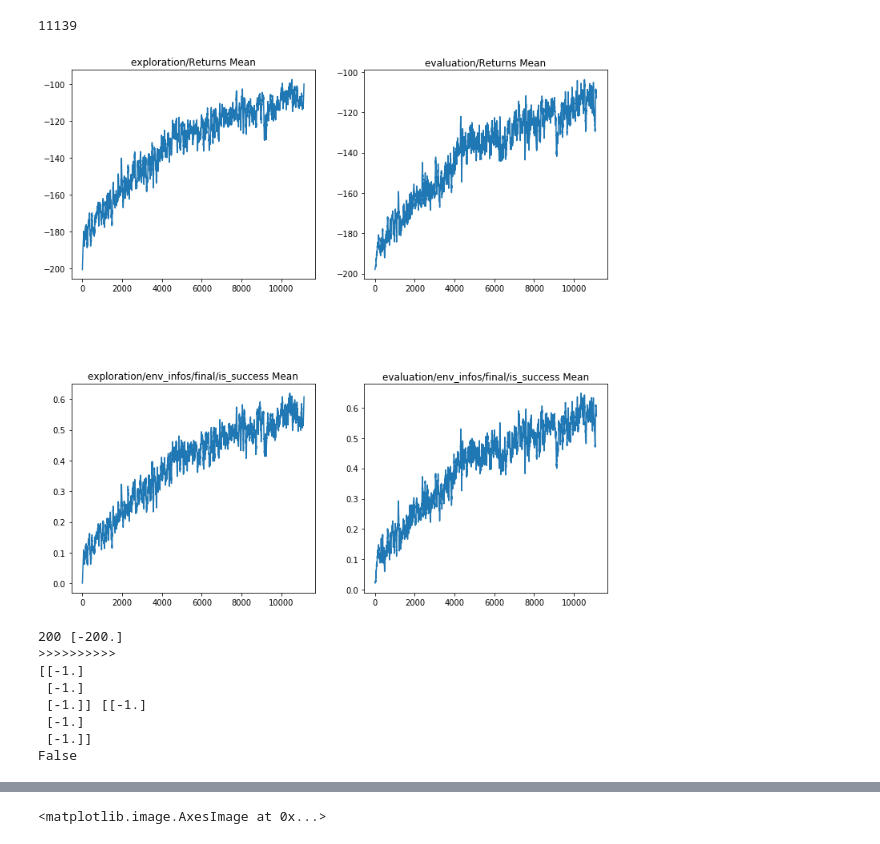
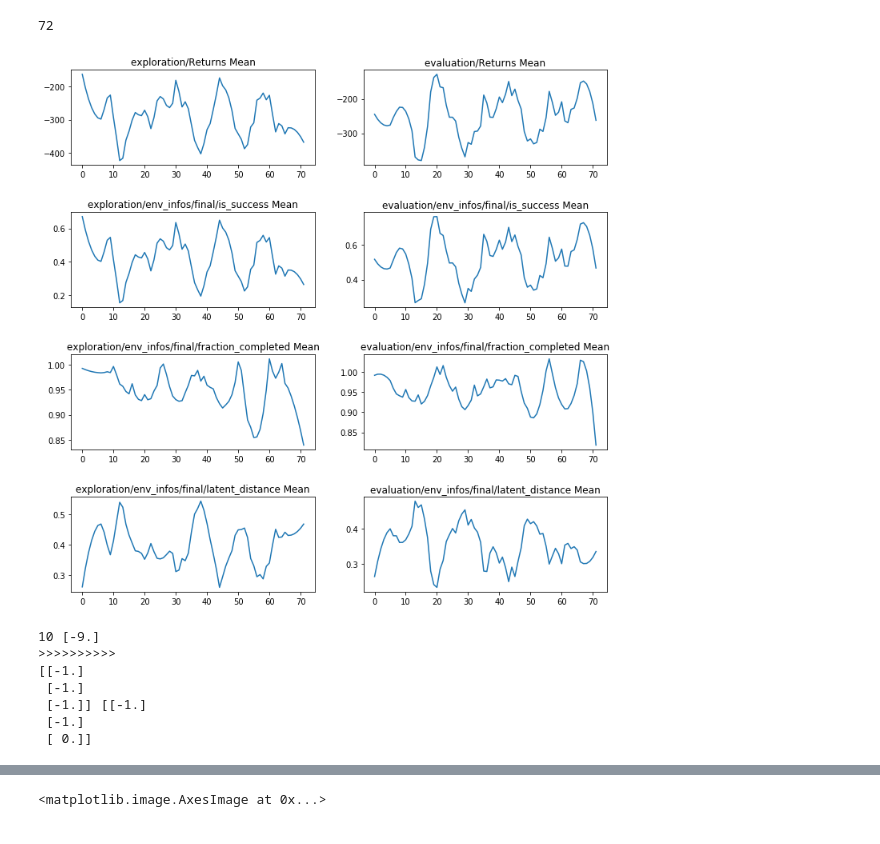
Before and after one commit to MishaLaskin/rlsink, a Jupyter notebook: exploration/plots_and_paths.ipynb, the cells around one changed output, grey strips where cells are left out. Drawn from its saved outputs; the diff is of its cells as text; code cells hidden in the pictures.

Commit message:
edited exploration notebooks

```diff
--- a/exploration/plots_and_paths.ipynb
+++ b/exploration/plots_and_paths.ipynb
@@ -18,8 +18,8 @@ file = '/pm-HER-SAC-VQVAE-jul16/pm_HER-SAC-VQVAE_jul16_2019_07_16_20_15_11_0000-
 #file = '/reacher-SAC-HER-VQVAE-0/reacher_SAC-HER-VQVAE_0_2019_07_17_19_13_00_0000--s-0/progress.csv'
 
 """ golden reacher boy here """
-file = '/reacher-no-target-SAC-HER-VQVAE-1/reacher_no_target_SAC-HER-VQVAE_1_2019_07_17_21_50_52_0000--s-0/progress.csv'
-file2 = '/place-dense-real-LSAC-july31/place_dense_real_LSAC_july31_2019_07_31_15_51_34_0000--s-0/progress.csv'
+file2 = '/reacher-no-target-SAC-HER-VQVAE-1/reacher_no_target_SAC-HER-VQVAE_1_2019_07_17_21_50_52_0000--s-0/progress.csv'
+#file2 = '/place-dense-real-LSAC-july31/place_dense_real_LSAC_july31_2019_07_31_15_51_34_0000--s-0/progress.csv'
 file = '/place-sparse-real-LSAC-aug1/place_sparse_real_LSAC_aug1_2019_08_01_09_57_54_0000--s-0/progress.csv'
 
 #file2 = '/place-sparse-real-HERSAC-aug2/place_sparse_real_HERSAC_aug2_2019_08_02_11_02_34_0000--s-0/progress.csv'
@@ -34,11 +34,14 @@ file = '/pick-and-place-sparse-latent-LSAC-aug3/pick_and_place_sparse_latent_LSA
 #file = '/place-sparse-latent-LSAC-aug3/place_sparse_latent_LSAC_aug3_2019_08_03_11_09_27_0000--s-0/progress.csv'
 #file = '/pick-and-place-sparse-latent-LSAC-aug4/pick_and_place_sparse_latent_LSAC_aug4_2019_08_04_14_41_38_0000--s-0/progress.csv'
 
-file2 = '/pick-and-place-sparse-latent-LSAC-aug5/pick_and_place_sparse_latent_LSAC_aug5_2019_08_05_12_41_33_0000--s-0/progress.csv'
+#file2 = '/pick-and-place-sparse-latent-LSAC-aug5/pick_and_place_sparse_latent_LSAC_aug5_2019_08_05_12_41_33_0000--s-0/progress.csv'
 #df1 = pd.read_csv(dir_+file1)[:]
-df2 = pd.read_csv(dir_+file2)[:]
 #df3 = pd.read_csv(dir_+file3)[:]
+file = '/reacher-LMG-aug17/reacher_LMG_aug17_2019_08_17_17_22_53_0000--s-0/progress.csv'
+
 df = pd.read_csv(dir_+file)[:]
+df2 = pd.read_csv(dir_+file2)[:len(df)]
+
 sac_keys = [#'trainer/QF1 Loss',
             #'trainer/Policy Loss',
             'exploration/Returns Mean',
@@ -52,11 +55,15 @@ sac_keys = [#'trainer/QF1 Loss',
             #'evaluation/env_infos/is_success Mean',
             #'exploration/env_infos/final/magnet_active Mean',
             #'evaluation/env_infos/final/magnet_active Mean',
+            'exploration/env_infos/final/fraction_completed Mean',
+            'evaluation/env_infos/final/fraction_completed Mean',
+            'exploration/env_infos/final/latent_distance Mean',
+            'evaluation/env_infos/final/latent_distance Mean'
            ]
 
 from scipy.signal import savgol_filter
 
-def plot_results(dfs,smooth,*keys):
+def plot_results(dfs,smooth,*keys,w=21):
     n = len(keys)
     rows = n//2 if n%2==0 else n//2+1
     cols = 2
@@ -67,38 +74,38 @@ def plot_results(dfs,smooth,*keys):
     fig = plt.figure(figsize=(12,12))
     fig.subplots_adjust(hspace=.5)
 
 
     for k1,k2 in zip(keys,subplot_keys):
         fig.add_subplot(k2)
         ax = plt.subplot(str(k2))
         ax.set_title(k1)
-        w = 77
         if smooth:
             if 'is_success' in k1:
                 for df in dfs:
                     plt.plot(np.clip(savgol_filter(df[k1],w,2),0,1))
 
             elif 'Returns' in k1:
                 for df in dfs:
                     plt.plot(np.clip(savgol_filter(df[k1],w,2),-500,0))
             else:
                 for df in dfs:
                     plt.plot(savgol_filter(df[k1],w,2))
         else:
             if 'is_success' in k1:
                 for df in dfs:
                     plt.plot(np.clip(df[k1],0,1))
             else:
                 for df in dfs:
                     plt.plot(df[k1])
 
     plt.show()
 
-print(len(df2))
-plot_results([df2],True,*sac_keys)
+print(len(df))
+#plot_results([df,df2[:len(df)]],False,*sac_keys,w=133)
+plot_results([df],True,*sac_keys,w=11)
 # %% [output]
-11139
+72
-[figure, old version]
+[figure, new version]
 # %%
 from rlkit.torch.sac.policies import MakeDeterministic, TanhGaussianPolicy
 from rlkit.envs.wrappers import NormalizedBoxEnv
@@ -114,6 +121,7 @@ from vqvae.envs.reacher import GoalReacher,GoalReacherVQVAE,GoalReacherNoTargetV
 from vqvae.envs.pusher import EasyPusher,GoalPusher,GoalPusherNoTarget,GoalPusherNoTargetVQVAE
 from vqvae.envs.utils import SimpleGoalEnv, LatentGoalEnv
 from vqvae.envs.stacker import StackerGoalEnv, StackerLatentGoalEnv
+from rlsink.envs.reacher import GoalReacherNoTargetVQVAE
 
 file = '/vqvae-pointmass-SAC-cheat-mixed/vqvae_pointmass_SAC_cheat_mixed_2019_07_15_18_37_32_0000--s-0/progress.csv'
 
@@ -132,6 +140,8 @@ fie = '/place-sparse-latent-LSAC-aug3/place_sparse_latent_LSAC_aug3_2019_08_03_1
 #file = '/pick-and-place-sparse-latent-LSAC-aug4/pick_and_place_sparse_latent_LSAC_aug4_2019_08_04_14_41_38_0000--s-0/params.pkl'
 
 file = '/pick-and-place-sparse-latent-LSAC-aug5/pick_and_place_sparse_latent_LSAC_aug5_2019_08_05_12_41_33_0000--s-0/params.pkl'
+
+file = '/reacher-LMG-aug17/reacher_LMG_aug17_2019_08_17_17_22_53_0000--s-0/params.pkl'
 
 MODEL_PATH = '/home/misha/research/vqvae/results/vqvae_temporal_data_long_ne8nd2.pth'
 MODEL_PATH = '/home/misha/research/vqvae/results/vqvae_data_reacher_no_target_jul17_ne8nd2.pth'
@@ -227,7 +237,7 @@ env = StackerGoalEnv(obs_dim=30, goal_dim=3,
                               reward_type='pick_and_place_sparse',
                               threshold=0.05)
 """
-env = StackerLatentGoalEnv(obs_dim=128,
+"""env = StackerLatentGoalEnv(obs_dim=128,
                             goal_dim=128,
                             env_name='stacker',
                             task='pick_and_place',
@@ -239,11 +249,27 @@ env = StackerLatentGoalEnv(obs_dim=128,
                             gpu_id=0,
                             easy_reset=False)
 
+"""
+
+env = GoalReacherNoTargetVQVAE(
+        obs_dim=128,
+        goal_dim=128,
+        model_path='/home/misha/research/vqvae/results/vqvae_data_reacher_aug7_ne128nd2.pth',
+        graph_path='/home/misha/research/rlsink/saved/reacher_graph.pkl',
+        img_dim=32,
+        camera_id=0,
+        gpu_id=0,
+        reward_type='sparse',
+        rep_type='continuous',
+        max_steps=500,
+        threshold=0.15,
+        explore=False)
+
 path,env = run_policy(dir_+file,env,
                           goal_env=True,
-                          use_color=True,
+                          use_color=False,
                           cherrypick=False,
-                          fixed_length=True,
+                          fixed_length=False,
                           desired_goal_key='desired_goal',
                           observation_key='observation',
                           random_colors=False,
@@ -257,16 +283,15 @@ r = path['rewards']
 print(len(r),sum(r))
 print('>'*10)
 print(r[:3],r[-3:])
-print(env.magnet_active)
+#print(env.magnet_active)
 # %% [output]
-200 [-200.]
+10 [-9.]
 >>>>>>>>>>
 [[-1.]
  [-1.]
  [-1.]] [[-1.]
  [-1.]
- [-1.]]
-False
+ [ 0.]]
 # %%
 if hasattr(env,'current_rep'):
     print(len(env.visited_reps))
```
Also changed, not shown: parts of 6 cells of this notebook, 1 other file.
